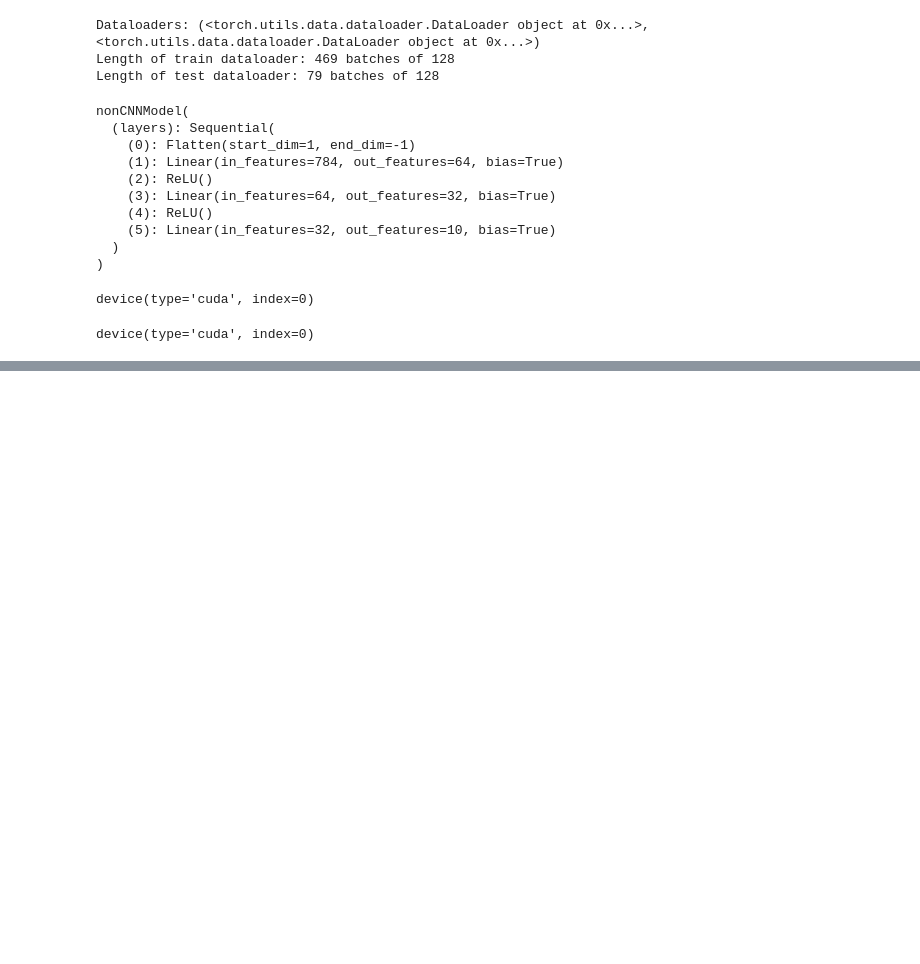
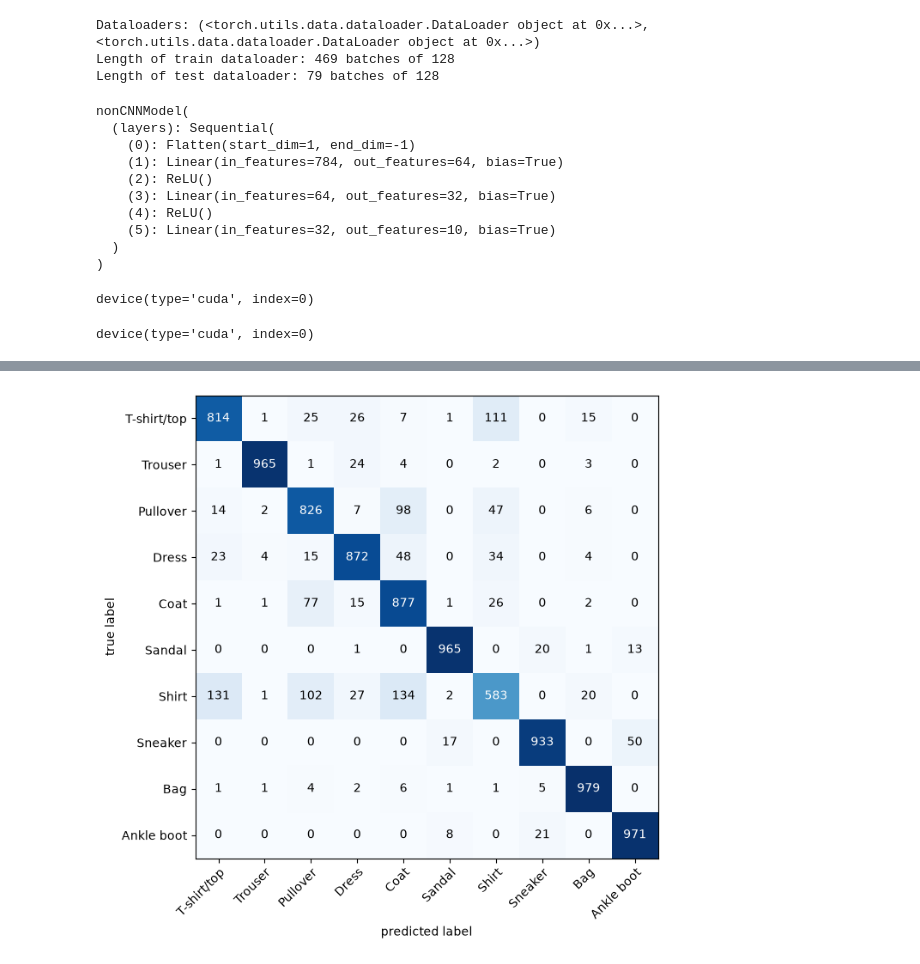
Before and after one commit to keljorden/deepLearning, a Jupyter notebook: vision.ipynb, the cells around one changed output, grey strips where cells are left out. Drawn from its saved outputs; the diff is of its cells as text; code cells hidden in the pictures; blank space fills up the shorter version.

```diff
--- a/vision.ipynb
+++ b/vision.ipynb
@@ -464,0 +576,26 @@ Train time on cuda: 231.856 seconds
+# %%
+on_gpu_cnn = on_gpu_cnn.to(device)
+y_preds = []
+on_gpu_cnn.eval()
+with torch.inference_mode():
+  for X, y in test_dataloader:
+
+    X = X.to(device)
+
+    y_logit = on_gpu_cnn(X)
+
+    y_pred = y_logit.argmax(dim=1).cpu()
+
+    y_preds.append(y_pred)
+y_pred_tensor = torch.cat(y_preds)
+# %%
+cm = ConfusionMatrix(task  ='multiclass', num_classes = len(class_name))
+cm_tenors = cm(y_pred_tensor, test_data.targets)
+
+fig, ax = plot_confusion_matrix(
+    conf_mat=cm_tenors.numpy(),
+    class_names=class_name,
+    figsize=(10, 7)
+)
+# %% [output]
+[figure, added]
```
Also changed, not shown: parts of 14 cells of this notebook.
